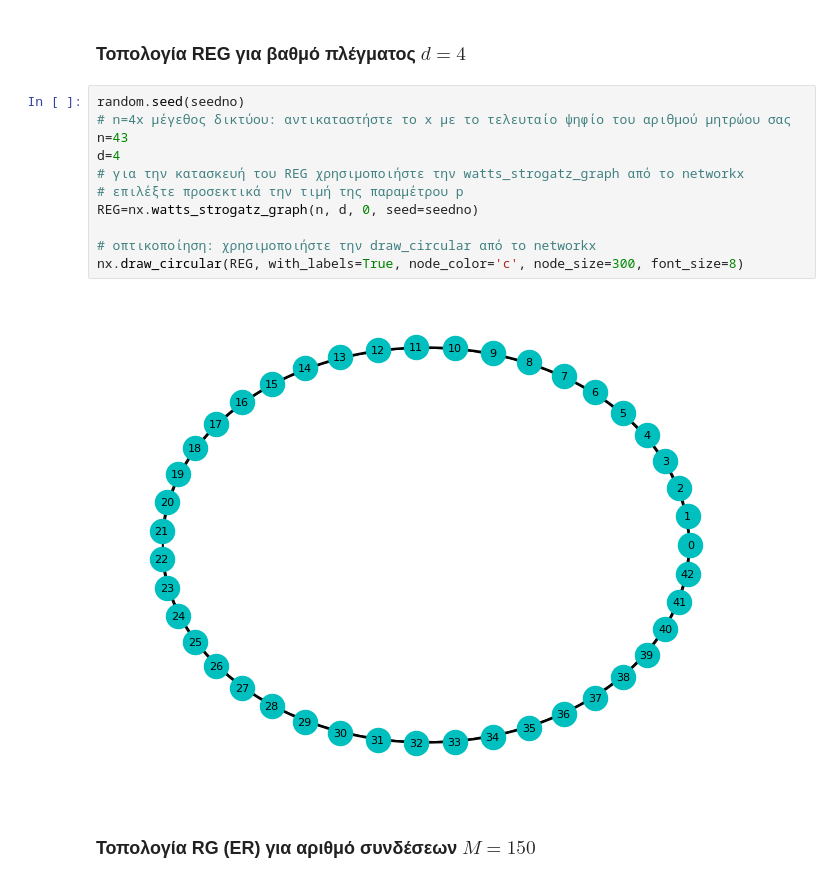
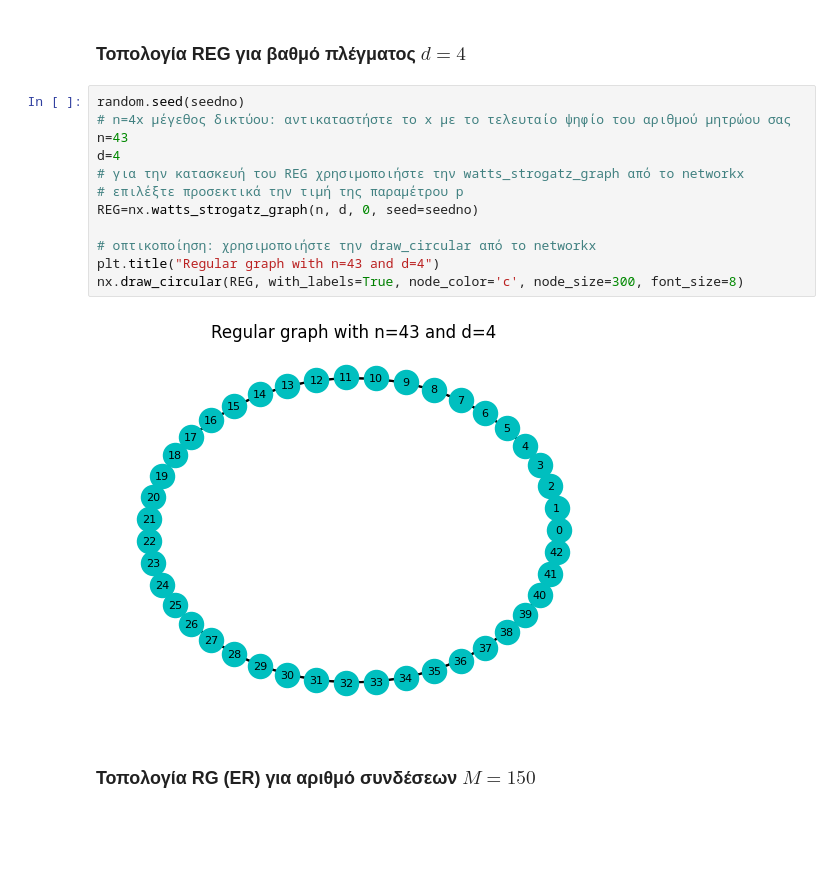
Before and after one commit to geokyr/ece-ntua-social-network-analysis, a Jupyter notebook: lab01/lab01.ipynb, the cells around one changed output. Drawn from its saved outputs; the diff is of its cells as text; blank space fills up the shorter version.

```diff
--- a/lab01/lab01.ipynb
+++ b/lab01/lab01.ipynb
@@ -94,16 +94,17 @@ import random
 # %%
 random.seed(seedno)
 # n=4x μέγεθος δικτύου: αντικαταστήστε το x με το τελευταίο ψηφίο του αριθμού μητρώου σας
 n=43
 d=4
 # για την κατασκευή του REG χρησιμοποιήστε την watts_strogatz_graph από το networkx
 # επιλέξτε προσεκτικά την τιμή της παραμέτρου p
 REG=nx.watts_strogatz_graph(n, d, 0, seed=seedno)
 
 # οπτικοποίηση: χρησιμοποιήστε την draw_circular από το networkx
+plt.title("Regular graph with n=43 and d=4")
 nx.draw_circular(REG, with_labels=True, node_color='c', node_size=300, font_size=8)
 # %% [output]
-[figure, old version]
+[figure, new version]
 # %% [markdown]
 ### Τοπολογία RG (ER) για αριθμό συνδέσεων $M = 150$
 # %%
```
Also changed, not shown: parts of 13 cells of this notebook.
